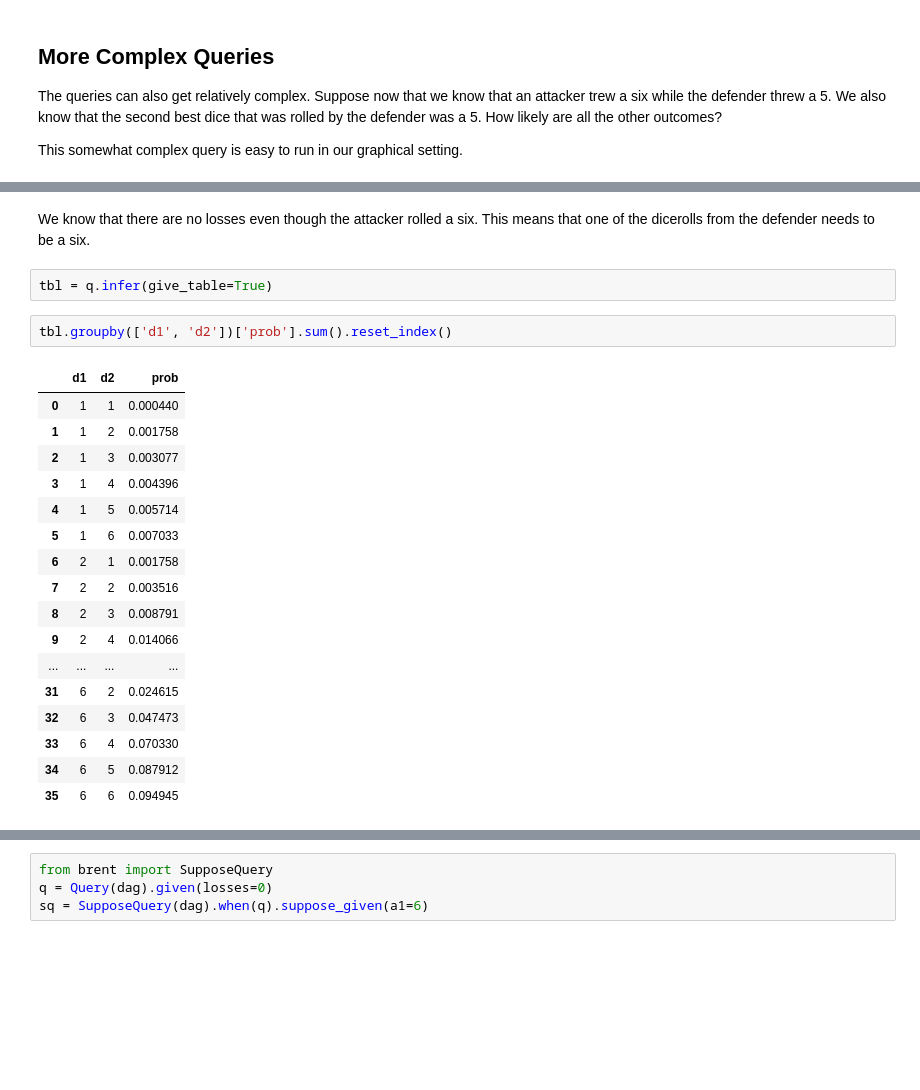
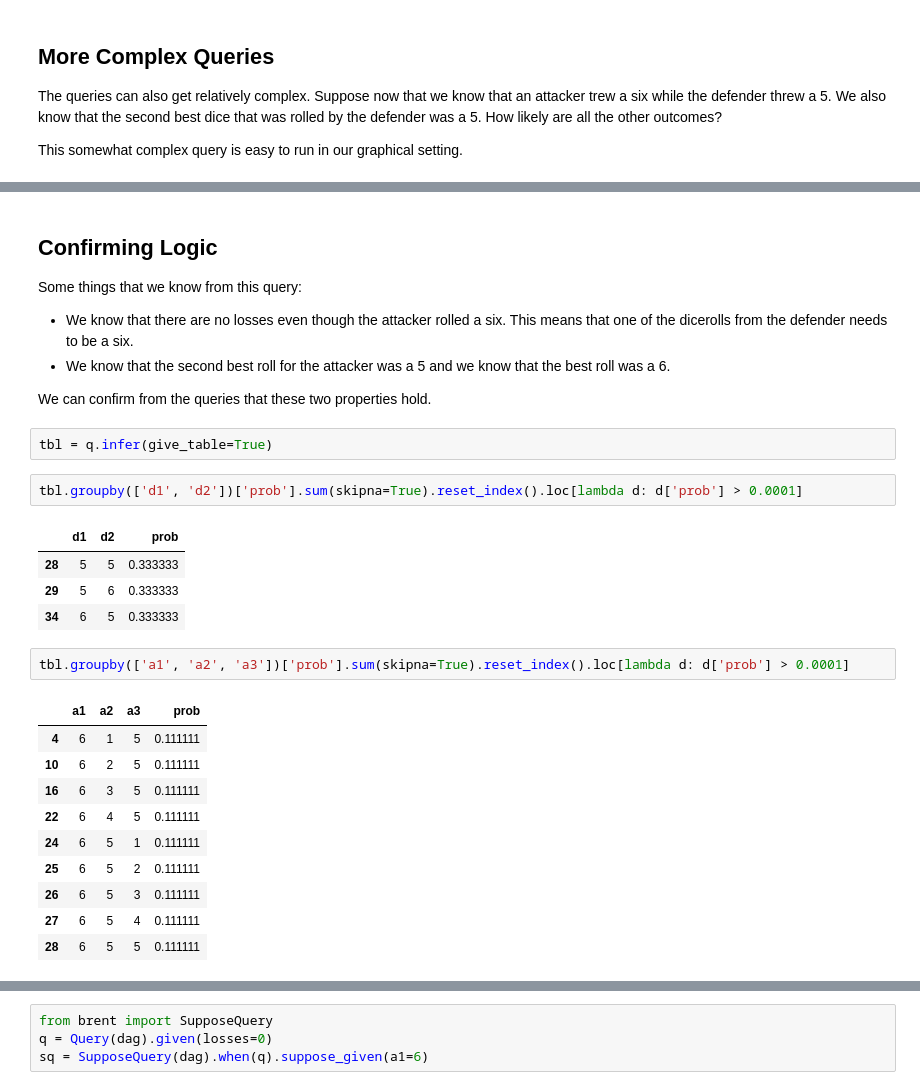
Before and after one commit to koaning/brent, a Jupyter notebook: notebooks/risk-example.ipynb, the cells around one changed output, grey strips where cells are left out. Drawn from its saved outputs; the diff is of its cells as text; blank space fills up the shorter version.

```diff
--- a/notebooks/risk-example.ipynb
+++ b/notebooks/risk-example.ipynb
@@ -90,24 +90,31 @@ pprint(q.infer())
 # %% [markdown]
-We know that there are no losses even though the attacker rolled a six. This means that one of the dicerolls from the defender needs to be a six.
+## Confirming Logic
+
+Some things that we know from this query:
+
+- We know that there are no losses even though the attacker rolled a six. This means that one of the dicerolls from the defender needs to be a six.
+- We know that the second best roll for the attacker was a 5 and we know that the best roll was a 6.
+
+We can confirm from the queries that these two properties hold.
 # %%
 tbl = q.infer(give_table=True)
 # %%
-tbl.groupby(['d1', 'd2'])['prob'].sum().reset_index()
+tbl.groupby(['d1', 'd2'])['prob'].sum(skipna=True).reset_index().loc[lambda d: d['prob'] > 0.0001]
 # %% [output]
 |  | d1 | d2 | prob |
-| 0 | 1 | 1 | 0.000440 |
-| 1 | 1 | 2 | 0.001758 |
-| 2 | 1 | 3 | 0.003077 |
-| 3 | 1 | 4 | 0.004396 |
-| 4 | 1 | 5 | 0.005714 |
-| 5 | 1 | 6 | 0.007033 |
-| 6 | 2 | 1 | 0.001758 |
-| 7 | 2 | 2 | 0.003516 |
-| 8 | 2 | 3 | 0.008791 |
-| 9 | 2 | 4 | 0.014066 |
-| ... | ... | ... | ... |
-| 31 | 6 | 2 | 0.024615 |
-| 32 | 6 | 3 | 0.047473 |
-| 33 | 6 | 4 | 0.070330 |
-| 34 | 6 | 5 | 0.087912 |
-| 35 | 6 | 6 | 0.094945 |
+| 28 | 5 | 5 | 0.333333 |
+| 29 | 5 | 6 | 0.333333 |
+| 34 | 6 | 5 | 0.333333 |
+# %%
+tbl.groupby(['a1', 'a2', 'a3'])['prob'].sum(skipna=True).reset_index().loc[lambda d: d['prob'] > 0.0001]
+# %% [output]
+|  | a1 | a2 | a3 | prob |
+| 4 | 6 | 1 | 5 | 0.111111 |
+| 10 | 6 | 2 | 5 | 0.111111 |
+| 16 | 6 | 3 | 5 | 0.111111 |
+| 22 | 6 | 4 | 5 | 0.111111 |
+| 24 | 6 | 5 | 1 | 0.111111 |
+| 25 | 6 | 5 | 2 | 0.111111 |
+| 26 | 6 | 5 | 3 | 0.111111 |
+| 27 | 6 | 5 | 4 | 0.111111 |
+| 28 | 6 | 5 | 5 | 0.111111 |
```
Also changed, not shown: parts of 14 cells of this notebook.
